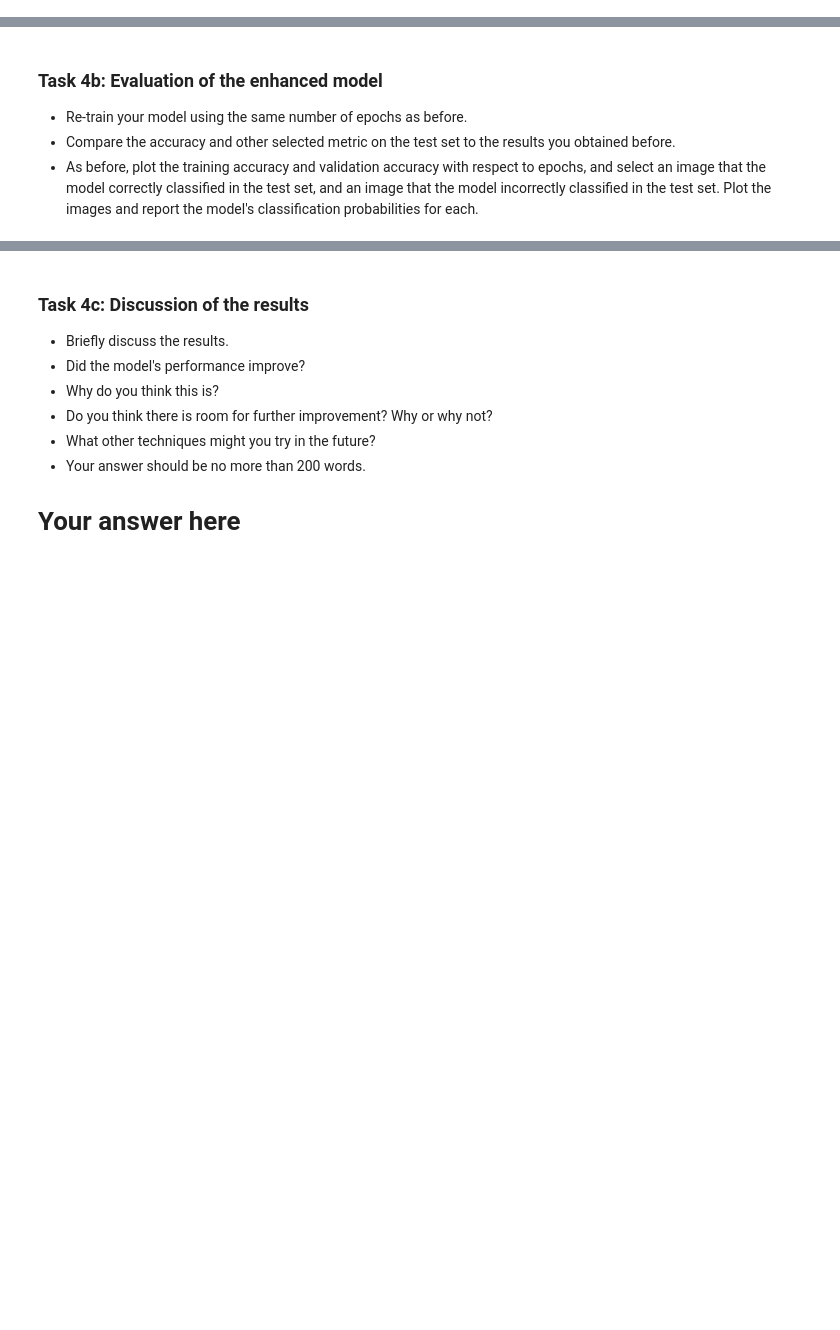
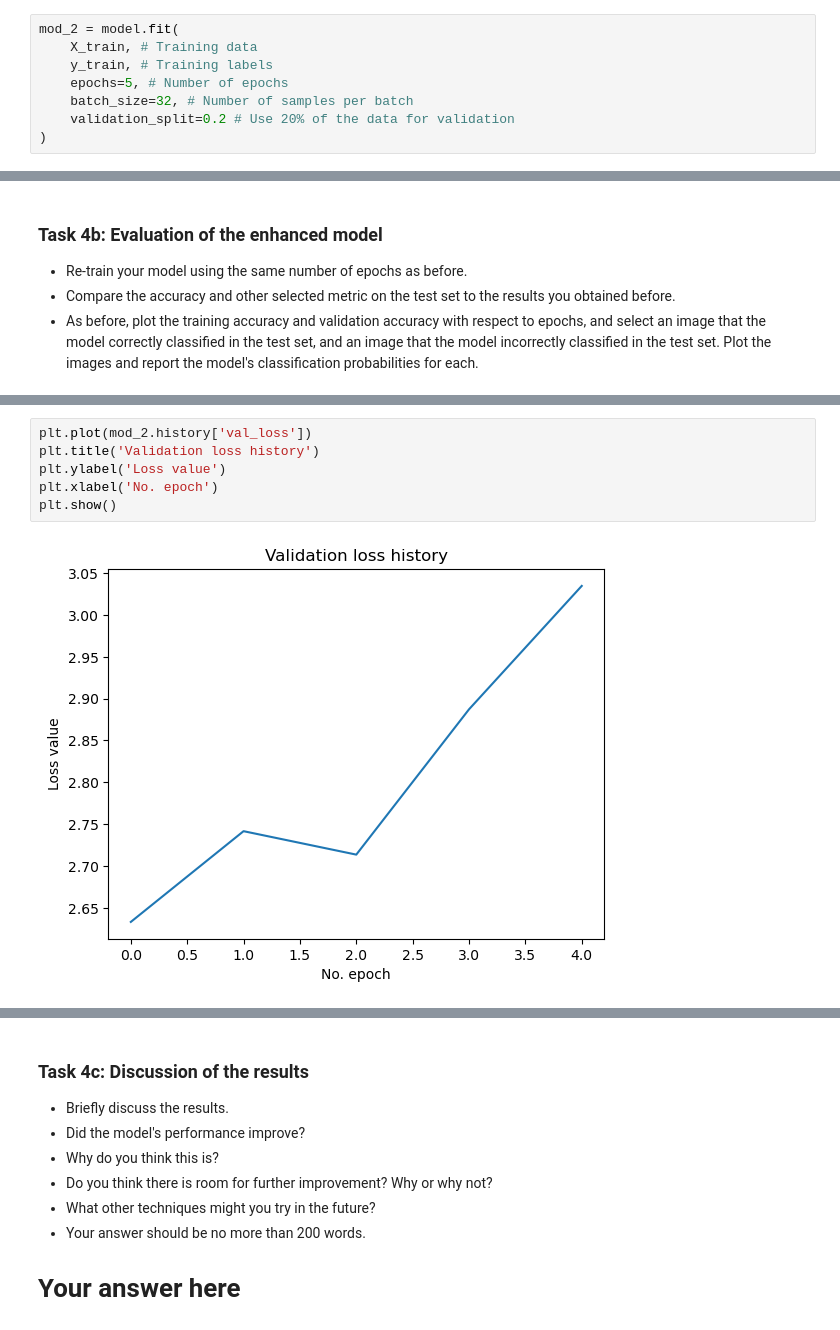
Before and after one commit to klin093/deep_learning, a Jupyter notebook: 02_activities/assignments/assignment_1.ipynb, the cells around one changed output, grey strips where cells are left out. Saved outputs shown, nothing was run; the diff lists cells and outputs as text; blank space fills up the shorter version.

```diff
--- a/02_activities/assignments/assignment_1.ipynb
+++ b/02_activities/assignments/assignment_1.ipynb
@@ -285,0 +318,8 @@ The graphs make sense as the more passthroughs, the more the model can learn - i
+# %%
+mod_2 = model.fit(
+    X_train, # Training data
+    y_train, # Training labels
+    epochs=5, # Number of epochs
+    batch_size=32, # Number of samples per batch
+    validation_split=0.2 # Use 20% of the data for validation
+)
@@ -293,0 +354,8 @@ The graphs make sense as the more passthroughs, the more the model can learn - i
+# %%
+plt.plot(mod_2.history['val_loss'])
+plt.title('Validation loss history')
+plt.ylabel('Loss value')
+plt.xlabel('No. epoch')
+plt.show()
+# %% [output]
+[figure, added]
```
Also changed, not shown: parts of 12 cells of this notebook.
